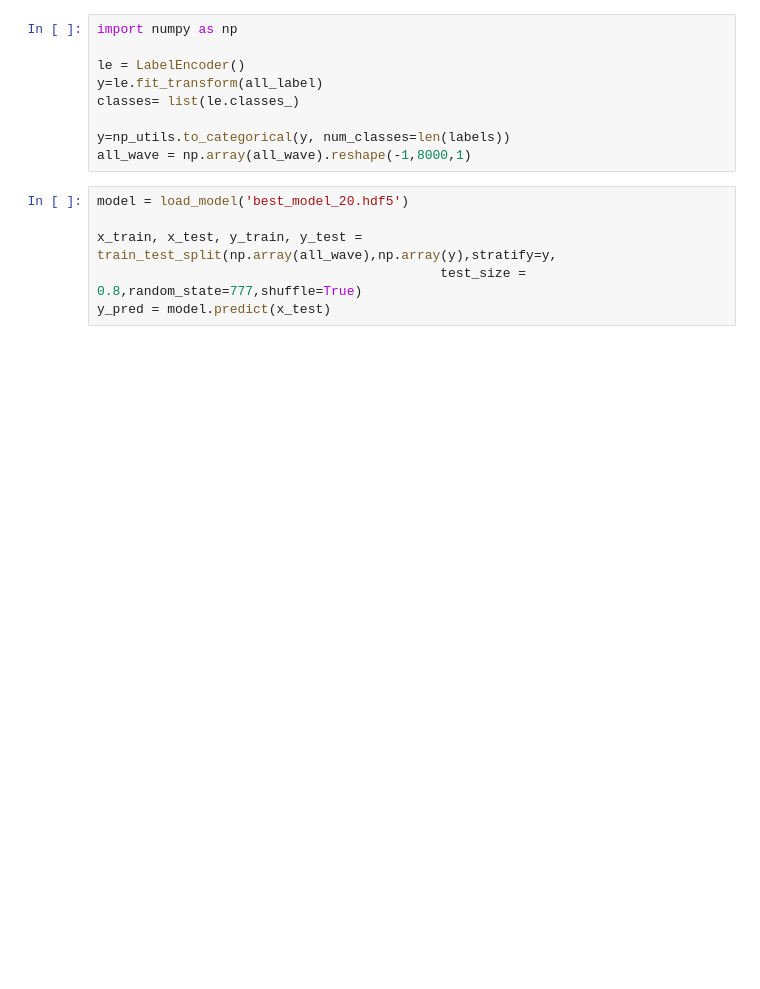
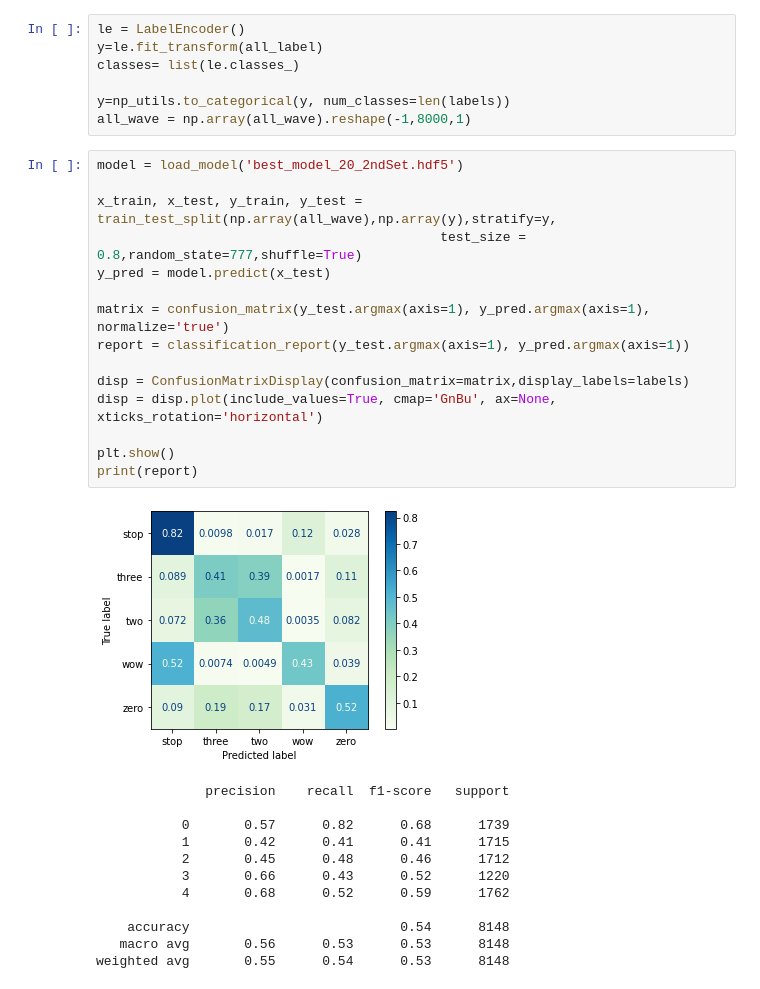
Before and after one commit to Porbi96/SG-AiR, a Jupyter notebook: lab34/ConfusionMatrix.ipynb, the cells around one changed output. Cells and saved outputs as stored; diff of their text form; blank space fills up the shorter version.

```diff
--- a/lab34/ConfusionMatrix.ipynb
+++ b/lab34/ConfusionMatrix.ipynb
@@ -23,6 +34,4 @@ for label in labels:
 # %%
-import numpy as np
-
 le = LabelEncoder()
 y=le.fit_transform(all_label)
 classes= list(le.classes_)
@@ -30,9 +39,31 @@ classes= list(le.classes_)
 y=np_utils.to_categorical(y, num_classes=len(labels))
 all_wave = np.array(all_wave).reshape(-1,8000,1)
 # %%
-model = load_model('best_model_20.hdf5')
+model = load_model('best_model_20_2ndSet.hdf5')
 
 x_train, x_test, y_train, y_test = train_test_split(np.array(all_wave),np.array(y),stratify=y,
                                             test_size = 0.8,random_state=777,shuffle=True)
 y_pred = model.predict(x_test)
+
+matrix = confusion_matrix(y_test.argmax(axis=1), y_pred.argmax(axis=1), normalize='true')
+report = classification_report(y_test.argmax(axis=1), y_pred.argmax(axis=1))
+
+disp = ConfusionMatrixDisplay(confusion_matrix=matrix,display_labels=labels)
+disp = disp.plot(include_values=True, cmap='GnBu', ax=None, xticks_rotation='horizontal')
+
+plt.show()
+print(report)
+# %% [output]
+[figure, added]
+              precision    recall  f1-score   support
+
+           0       0.57      0.82      0.68      1739
+           1       0.42      0.41      0.41      1715
+           2       0.45      0.48      0.46      1712
+           3       0.66      0.43      0.52      1220
+           4       0.68      0.52      0.59      1762
+
+    accuracy                           0.54      8148
+   macro avg       0.56      0.53      0.53      8148
+weighted avg       0.55      0.54      0.53      8148
 # %%
```
Also changed, not shown: parts of 2 cells of this notebook, 12 other files.
